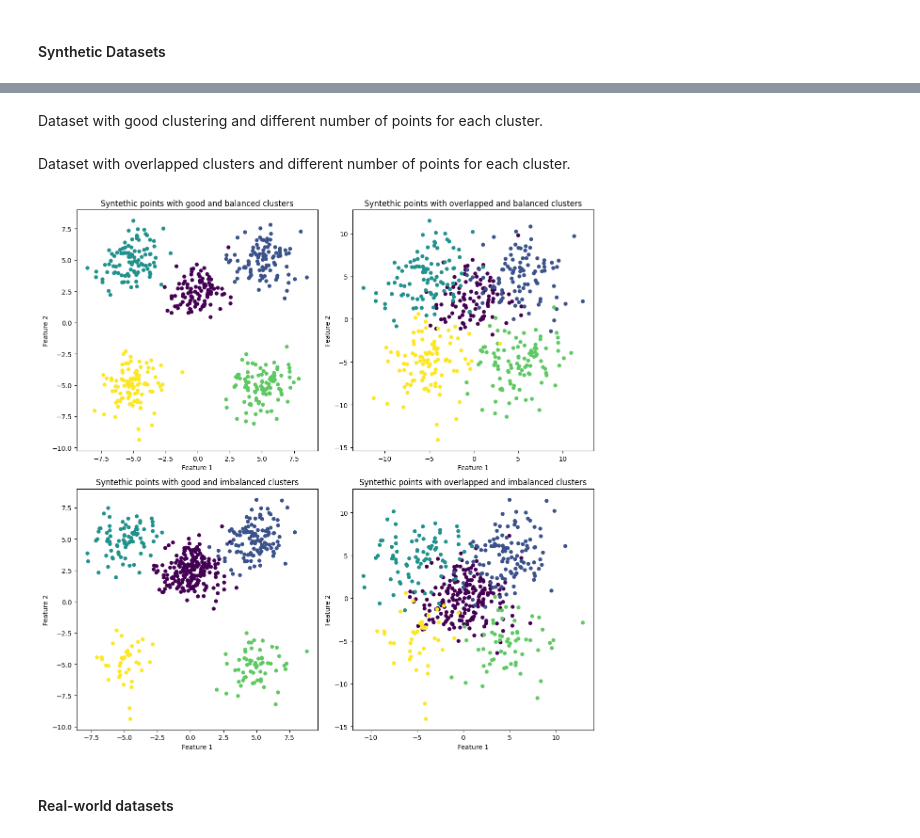
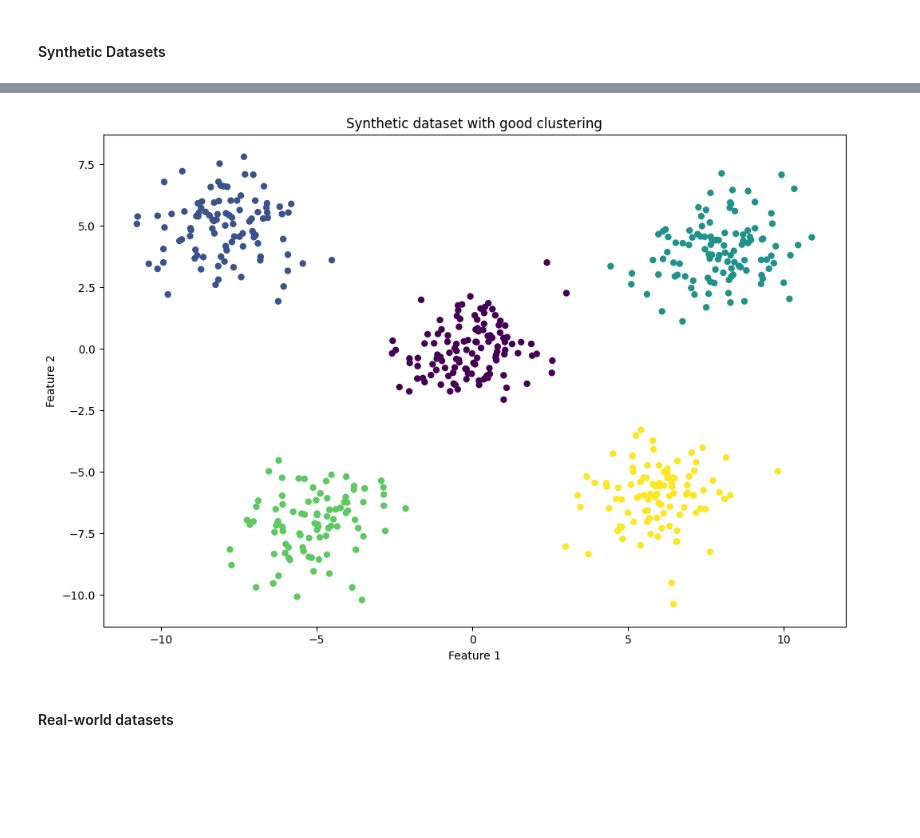
Before and after one commit to MatteoBisotti/StatML_project, a Jupyter notebook: code/main.ipynb, the cells around one changed output, grey strips where cells are left out. Cells and saved outputs as stored; diff of their text form; code cells hidden in the pictures; blank space fills up the shorter version.

Commit message:
fix synthetic datasets

```diff
--- a/code/main.ipynb
+++ b/code/main.ipynb
@@ -22,13 +21,13 @@ Dataset with good clustering and $100$ points for each cluster.
 # %%
 centers = [
-    (0.0, 2.5),
-    (5.0, 5.0),
-    (-5.0, 5.0),
-    (5.0, -5.0),
-    (-5.0, -5.0)
+    ( 0,  0),
+    (-8,  5),
+    ( 8,  4),
+    (-5, -7),
+    ( 6, -6)
 ]
 
-cluster_sizes = [100, 100, 100, 100, 100]
+cluster_sizes = [120, 100, 110, 90, 100]
 
 n_samples = 500     # total number of points
 std = 1.2           # deviation standard
@@ -66,2 +41,0 @@ X_overlap, y_overlap = generate_blobs(centers=centers,
-# %% [markdown]
-Dataset with good clustering and different number of points for each cluster.
@@ -87,2 +41,0 @@ X_imbalanced, y_imbalanced = generate_blobs(centers=centers,
-# %% [markdown]
-Dataset with overlapped clusters and different number of points for each cluster.
@@ -110,23 +42,7 @@ X_hard, y_hard = generate_blobs(
 # %%
-fig, axes = plt.subplots(2, 2, figsize=(12, 12))
-axes = axes.ravel()
-
-plt.sca(axes[0])
-plot_synthetic_points(X, y, "Syntethic points with good and balanced clusters")
-
-plt.sca(axes[1])
-plot_synthetic_points(X_overlap, y_overlap, "Syntethic points with overlapped and balanced clusters")
-
-plt.sca(axes[2])
-plot_synthetic_points(X_imbalanced, y_imbalanced, "Syntethic points with good and imbalanced clusters")
-
-plt.sca(axes[3])
-plot_synthetic_points(X_hard, y_hard, "Syntethic points with overlapped and imbalanced clusters")
-
-plt.tight_layout()
-plt.show()
+plot_synthetic_points(X, y, "Synthetic dataset with good clustering")
 # %% [output]
-[figure, old version]
+[figure, new version]
 # %% [markdown]
 #### Real-world datasets
 # %% [markdown]
```
Also changed, not shown: parts of 24 cells of this notebook, 2 other files.
